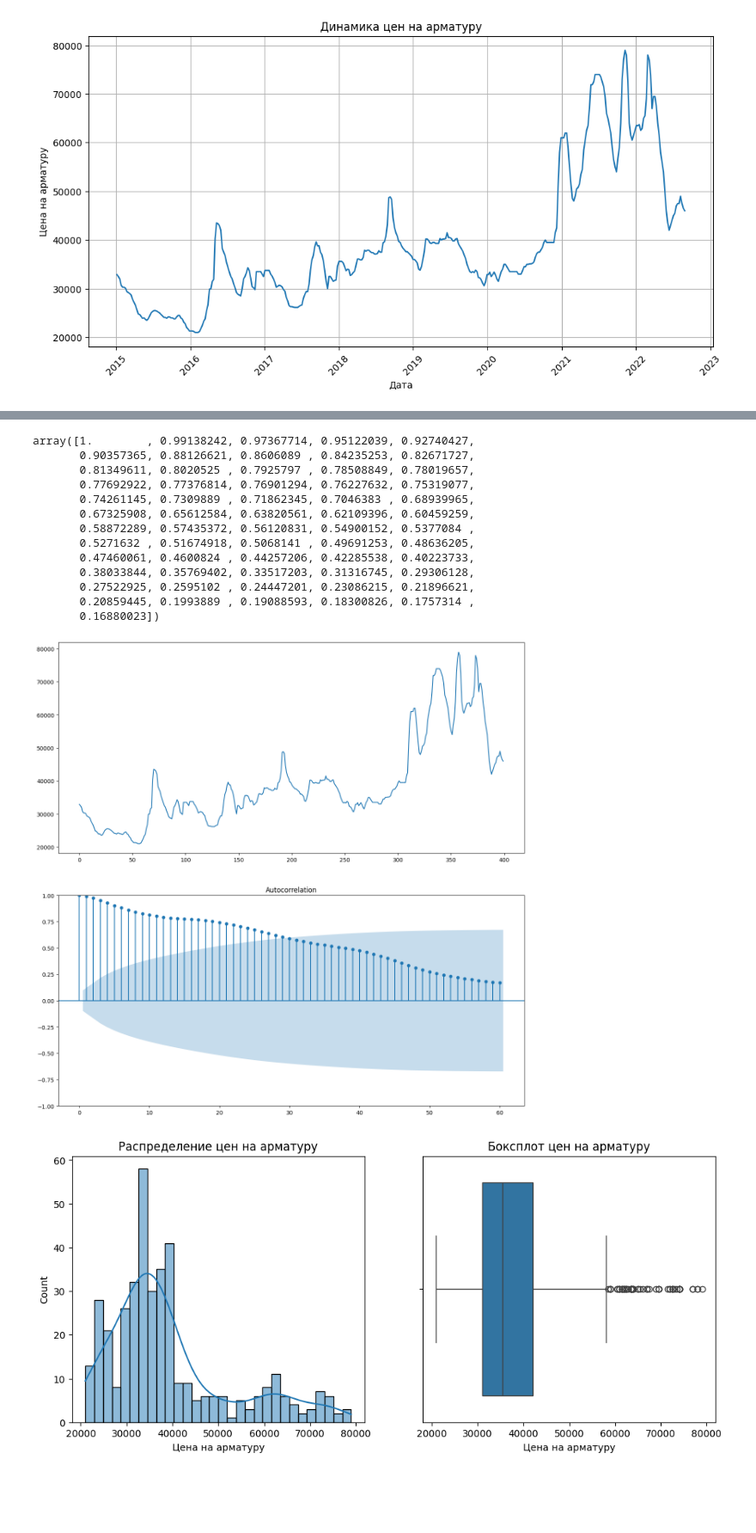
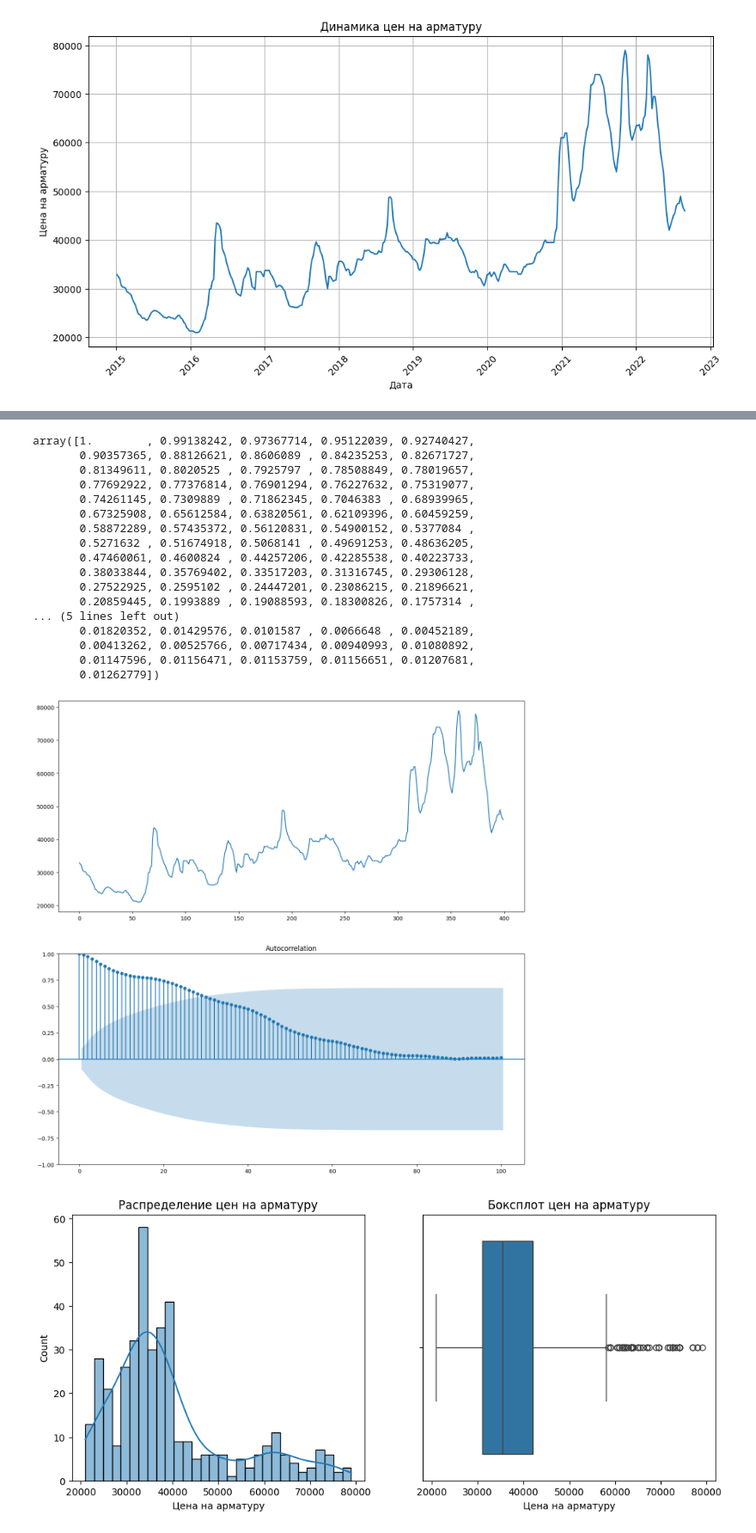
Before and after one commit to Klop4ikk/3int, a Jupyter notebook: Интенсив3_Флейшгауэр.ipynb, the cells around one changed output, grey strips where cells are left out. Shown at 86% size. Drawn from its saved outputs; the diff is of its cells as text; code cells hidden in the pictures; blank space fills up the shorter version.

```diff
--- a/Интенсив3_Флейшгауэр.ipynb
+++ b/Интенсив3_Флейшгауэр.ipynb
@@ -109,6 +111,6 @@ decompose.resid.plot(ax=ax[3]);
 # %%
 # Получил 'сырые' значения автокорреляций
-acf(df_ts["Цена на арматуру"] ,nlags = 60, fft = False)
+acf(df_ts["Цена на арматуру"] ,nlags = 100, fft = False)
 # %% [output]
 array([1.        , 0.99138242, 0.97367714, 0.95122039, 0.92740427,
        0.90357365, 0.88126621, 0.8606089 , 0.84235253, 0.82671727,
@@ -122,15 +124,19 @@ array([1.        , 0.99138242, 0.97367714, 0.95122039, 0.92740427,
        0.38033844, 0.35769402, 0.33517203, 0.31316745, 0.29306128,
        0.27522925, 0.2595102 , 0.24447201, 0.23086215, 0.21896621,
        0.20859445, 0.1993889 , 0.19088593, 0.18300826, 0.1757314 ,
-       0.16880023])
+... (5 lines left out)
+       0.01820352, 0.01429576, 0.0101587 , 0.0066648 , 0.00452189,
+       0.00413262, 0.00525766, 0.00717434, 0.00940993, 0.01080892,
+       0.01147596, 0.01156471, 0.01153759, 0.01156651, 0.01207681,
+       0.01262779])
 # %%
 # Визуализация автокорреляции
 
 fig, ax = plt.subplots(nrows=2, ncols=1, figsize=(15, 15))
 df_ts['Цена на арматуру'].plot(ax=ax[0])
-plot_acf(df_ts['Цена на арматуру'], lags=60, ax=ax[1]);
+plot_acf(df_ts['Цена на арматуру'], lags=100, ax=ax[1]);
 # %% [output]
-[figure, old version]
+[figure, new version]
 # %%
 plt.figure(figsize=(12, 5))
 
```
Also changed, not shown: parts of 14 cells of this notebook.
